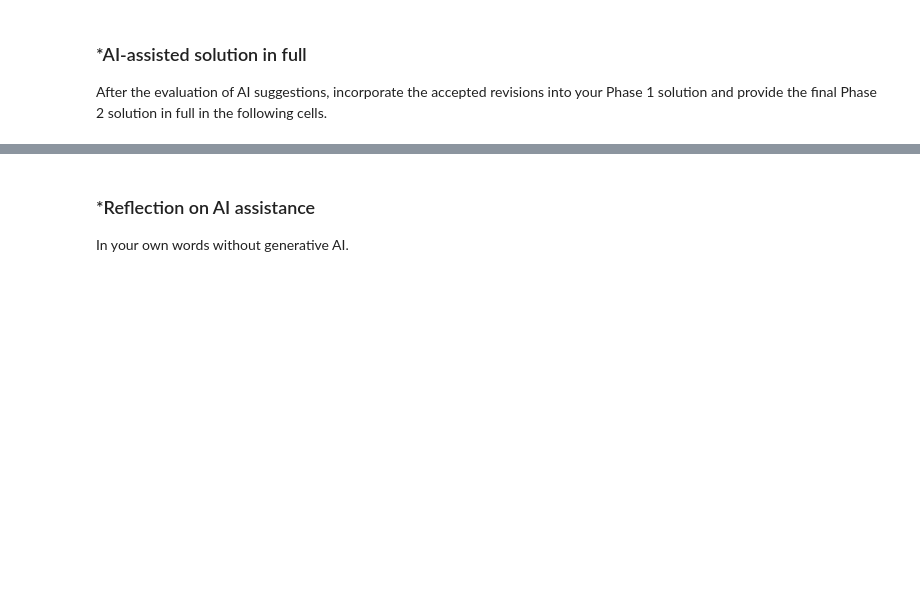
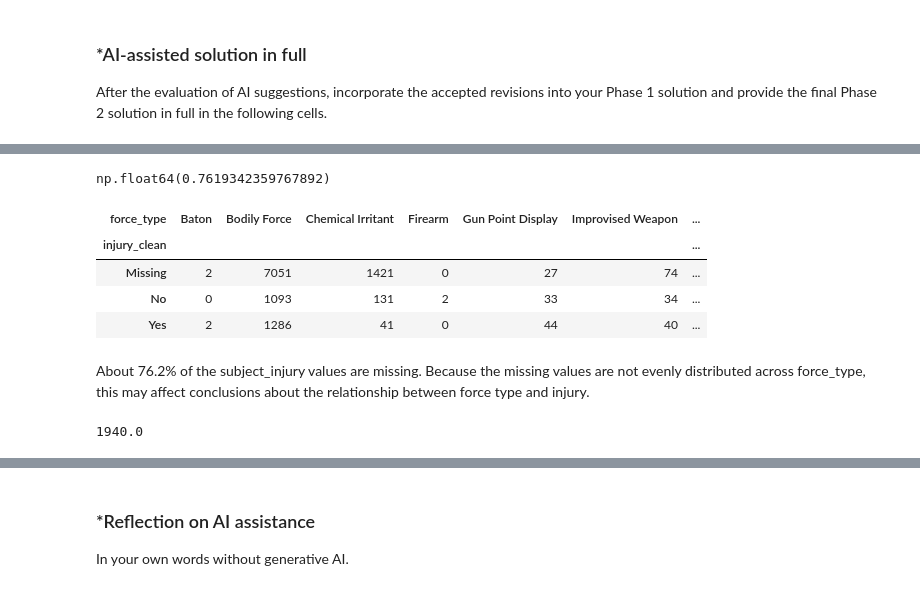
Before and after one commit to raffaellaalpaca-ai/A01-data-wrangling, a Jupyter notebook: notebook.ipynb, the cells around one changed output, grey strips where cells are left out. Drawn from its saved outputs; the diff is of its cells as text; code cells hidden in the pictures; blank space fills up the shorter version.

```diff
--- a/notebook.ipynb
+++ b/notebook.ipynb
@@ -520,0 +560,5 @@ After the evaluation of AI suggestions, incorporate the accepted revisions into
+# %%
+# keep the original Yes/No values and missing values
+police['injury_clean'] = police['subject_injury']
+
+police['injury_clean'].value_counts(dropna=False)
@@ -520,0 +572,28 @@ After the evaluation of AI suggestions, incorporate the accepted revisions into
+# %%
+police['injury_clean'].isna().mean()
+# %% [output]
+np.float64(0.7619342359767892)
+# %%
+#cross tab
+injury_check = police['injury_clean'].fillna('Missing')
+
+pd.crosstab(injury_check, police['force_type'])
+# %% [output]
+| force_type | Baton | Bodily Force | Chemical Irritant | Firearm | Gun Point Display | Improvised Weapon | ... |
+| injury_clean |  |  |  |  |  |  | ... |
+| Missing | 2 | 7051 | 1421 | 0 | 27 | 74 | ... |
+| No | 0 | 1093 | 131 | 2 | 33 | 34 | ... |
+| Yes | 2 | 1286 | 41 | 0 | 44 | 40 | ... |
+# %% [markdown]
+About 76.2% of the subject_injury values are missing. Because the missing values are not evenly distributed across force_type, this may affect conclusions about the relationship between force type and injury.
+# %%
+#Question 3 Shark Attack Data
+# keep reasonable years
+sharks = sharks[(sharks['Year'] >= 1800) & (sharks['Year'] <= 2026)]
+
+# focus on attacks since 1940
+recent_sharks = sharks[sharks['Year'] >= 1940]
+
+recent_sharks['Year'].min()
+# %% [output]
+1940.0
```
Also changed, not shown: parts of 15 cells of this notebook.
